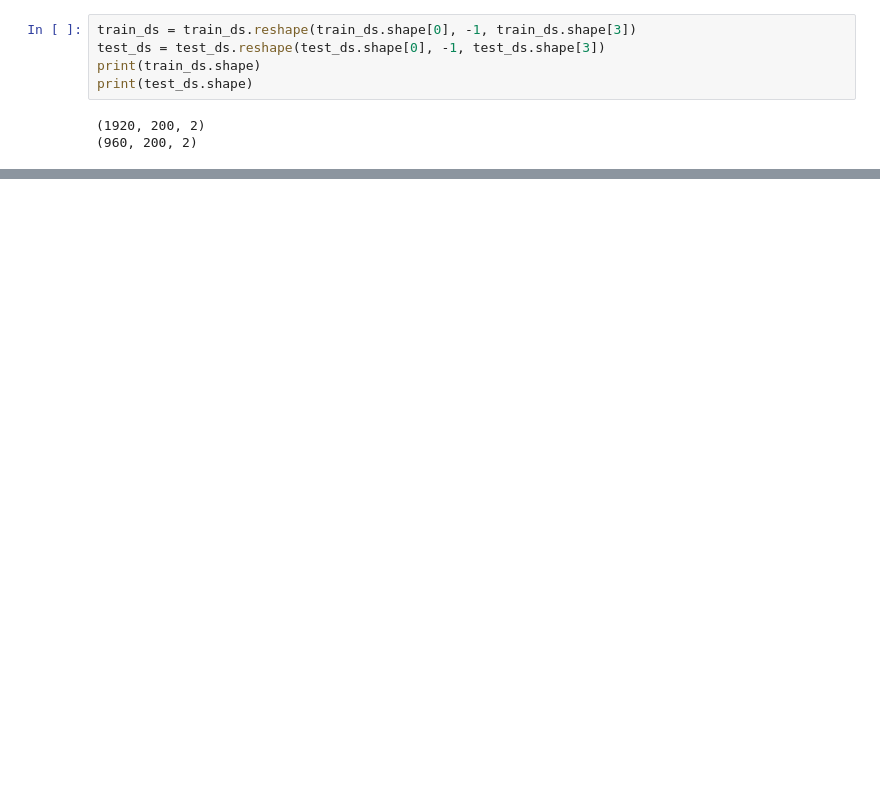
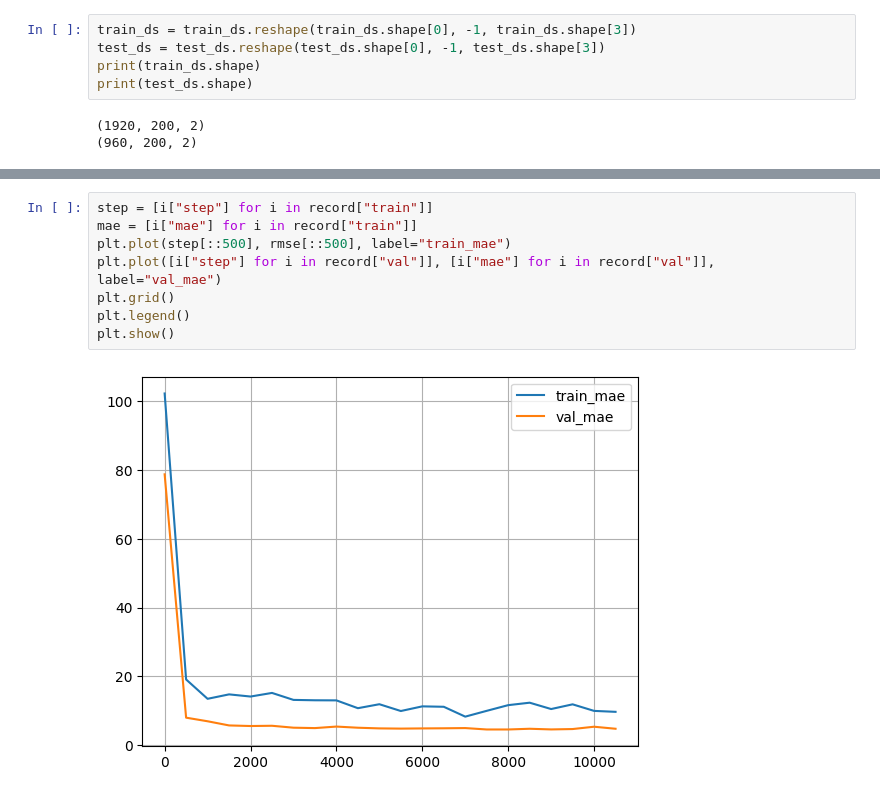
Before and after one commit to Brynn-jx/BJTU_DeepLearning, a Jupyter notebook: 大作业.ipynb, the cells around one changed output, grey strips where cells are left out. Saved outputs shown, nothing was run; the diff lists cells and outputs as text; blank space fills up the shorter version.

```diff
--- a/大作业.ipynb
+++ b/大作业.ipynb
@@ -147,0 +332,10 @@ class RNN(nn.Module):
+# %%
+step = [i["step"] for i in record["train"]]
+mae = [i["mae"] for i in record["train"]]
+plt.plot(step[::500], rmse[::500], label="train_mae")
+plt.plot([i["step"] for i in record["val"]], [i["mae"] for i in record["val"]], label="val_mae")
+plt.grid()
+plt.legend()
+plt.show()
+# %% [output]
+[figure, added]
```
Also changed, not shown: parts of 17 cells of this notebook.
